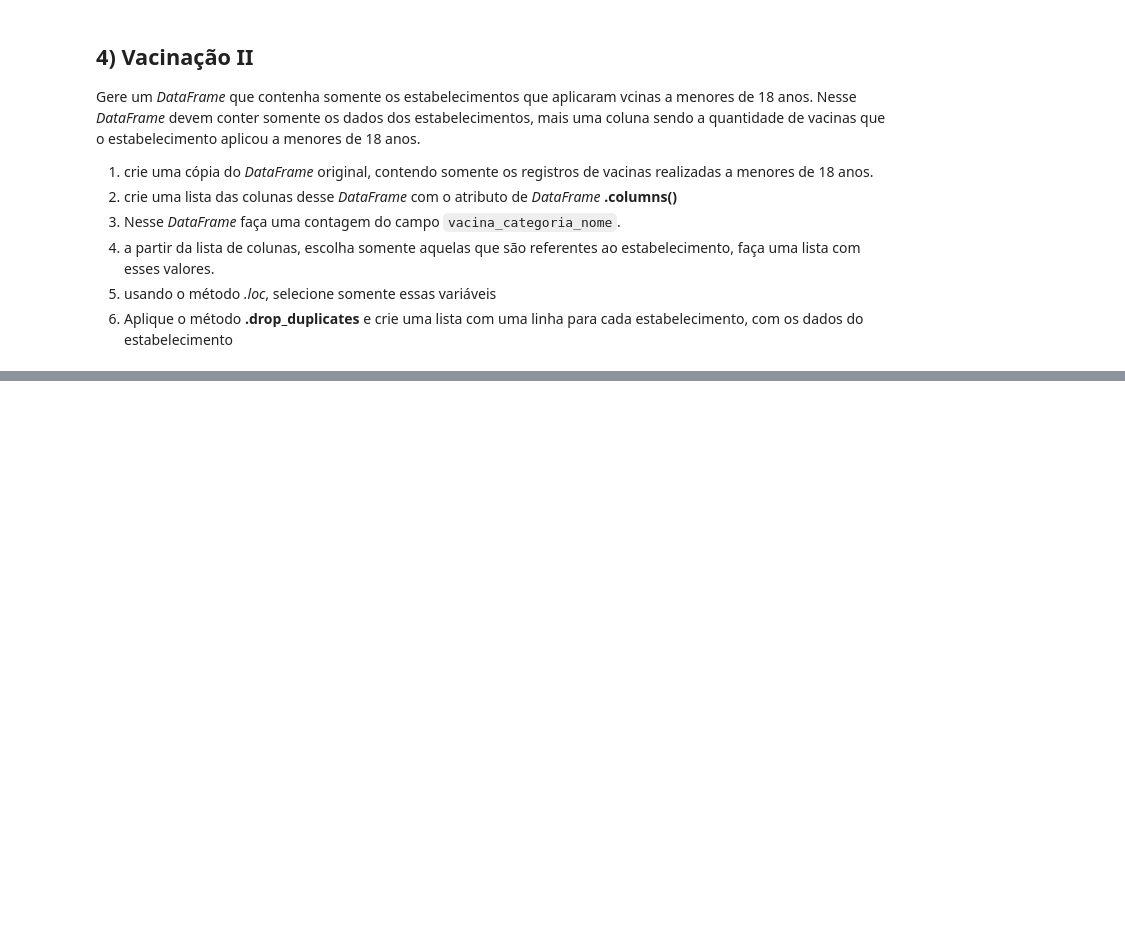
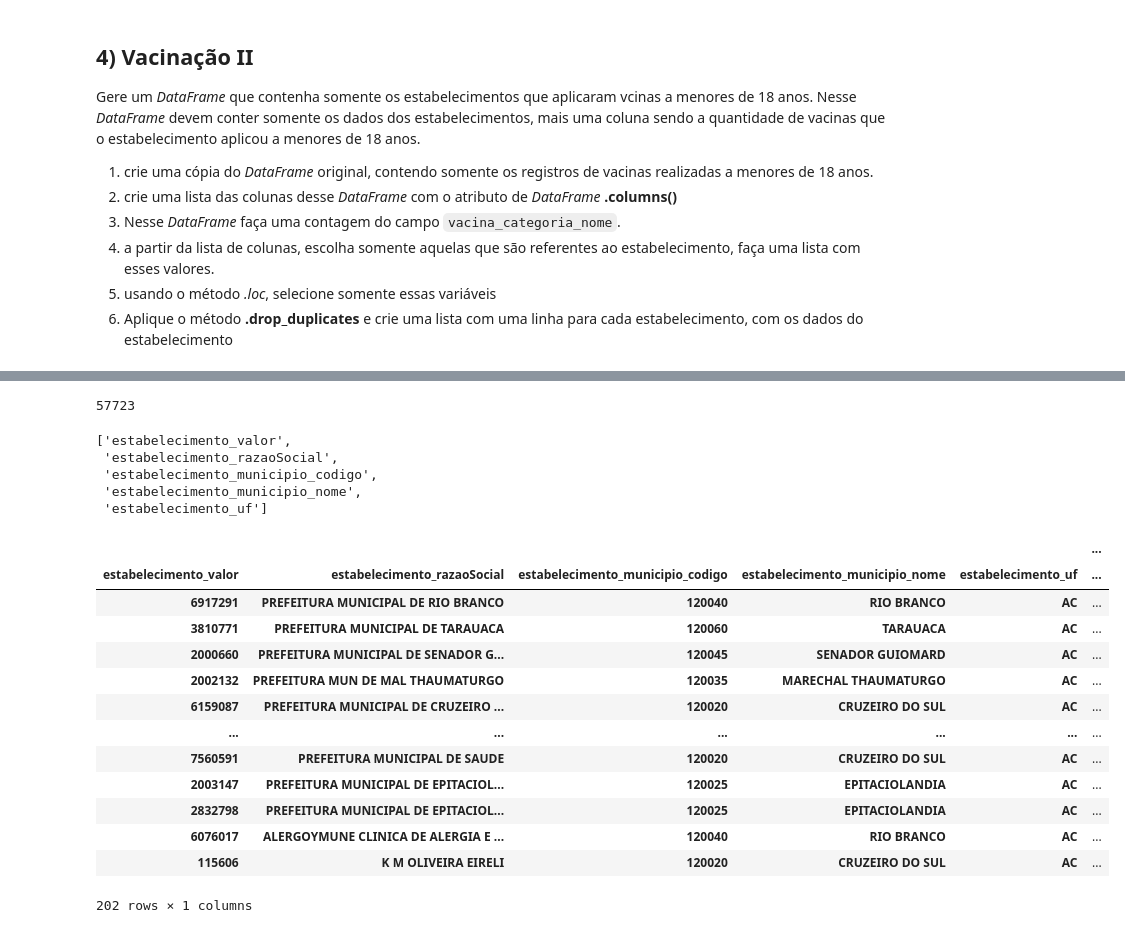
Before and after one commit to vini547/volta-zero, a Jupyter notebook: Mod04_Tarefa_aula_03_a_05_(base) (1).ipynb, the cells around one changed output, grey strips where cells are left out. Cells and saved outputs as stored; diff of their text form; code cells hidden in the pictures; blank space fills up the shorter version.

```diff
--- a/Mod04_Tarefa_aula_03_a_05_(base) (1).ipynb
+++ b/Mod04_Tarefa_aula_03_a_05_(base) (1).ipynb
@@ -186,0 +299,4 @@ Gere um *DataFrame* que contenha somente os estabelecimentos que aplicaram vcina
+# %%
+# 2)
+df_columns_list = df_menores.columns.tolist()
+df_columns_list
@@ -187,2 +321,5 @@ Gere um *DataFrame* que contenha somente os estabelecimentos que aplicaram vcina
 # %%
 # 3)
+df_menores['vacina_categoria_nome'].count()
+# %% [output]
+57723
@@ -192,0 +326,30 @@ Gere um *DataFrame* que contenha somente os estabelecimentos que aplicaram vcina
+# %%
+# 4)
+df_columns_list_estabelecimento = [s for s in df_columns_list if 'estabelecimento' in s]
+df_columns_list_estabelecimento
+# %% [output]
+['estabelecimento_valor',
+ 'estabelecimento_razaoSocial',
+ 'estabelecimento_municipio_codigo',
+ 'estabelecimento_municipio_nome',
+ 'estabelecimento_uf']
+# %%
+# 5)
+df_estabelecimentos = df_menores[df_columns_list_estabelecimento]
+estabelecimentos = pd.DataFrame(df_estabelecimentos.value_counts())
+estabelecimentos.rename(columns={'count':'total'})
+# %% [output]
+|  |  |  |  |  | ... |
+| estabelecimento_valor | estabelecimento_razaoSocial | estabelecimento_municipio_codigo | estabelecimento_municipio_nome | estabelecimento_uf | ... |
+| 6917291 | PREFEITURA MUNICIPAL DE RIO BRANCO | 120040 | RIO BRANCO | AC | ... |
+| 3810771 | PREFEITURA MUNICIPAL DE TARAUACA | 120060 | TARAUACA | AC | ... |
+| 2000660 | PREFEITURA MUNICIPAL DE SENADOR G... | 120045 | SENADOR GUIOMARD | AC | ... |
+| 2002132 | PREFEITURA MUN DE MAL THAUMATURGO | 120035 | MARECHAL THAUMATURGO | AC | ... |
+| 6159087 | PREFEITURA MUNICIPAL DE CRUZEIRO ... | 120020 | CRUZEIRO DO SUL | AC | ... |
+| ... | ... | ... | ... | ... | ... |
+| 7560591 | PREFEITURA MUNICIPAL DE SAUDE | 120020 | CRUZEIRO DO SUL | AC | ... |
+| 2003147 | PREFEITURA MUNICIPAL DE EPITACIOL... | 120025 | EPITACIOLANDIA | AC | ... |
+| 2832798 | PREFEITURA MUNICIPAL DE EPITACIOL... | 120025 | EPITACIOLANDIA | AC | ... |
+| 6076017 | ALERGOYMUNE CLINICA DE ALERGIA E ... | 120040 | RIO BRANCO | AC | ... |
+| 115606 | K M OLIVEIRA EIRELI | 120020 | CRUZEIRO DO SUL | AC | ... |
+202 rows × 1 columns
```
Also changed, not shown: parts of 22 cells of this notebook.
